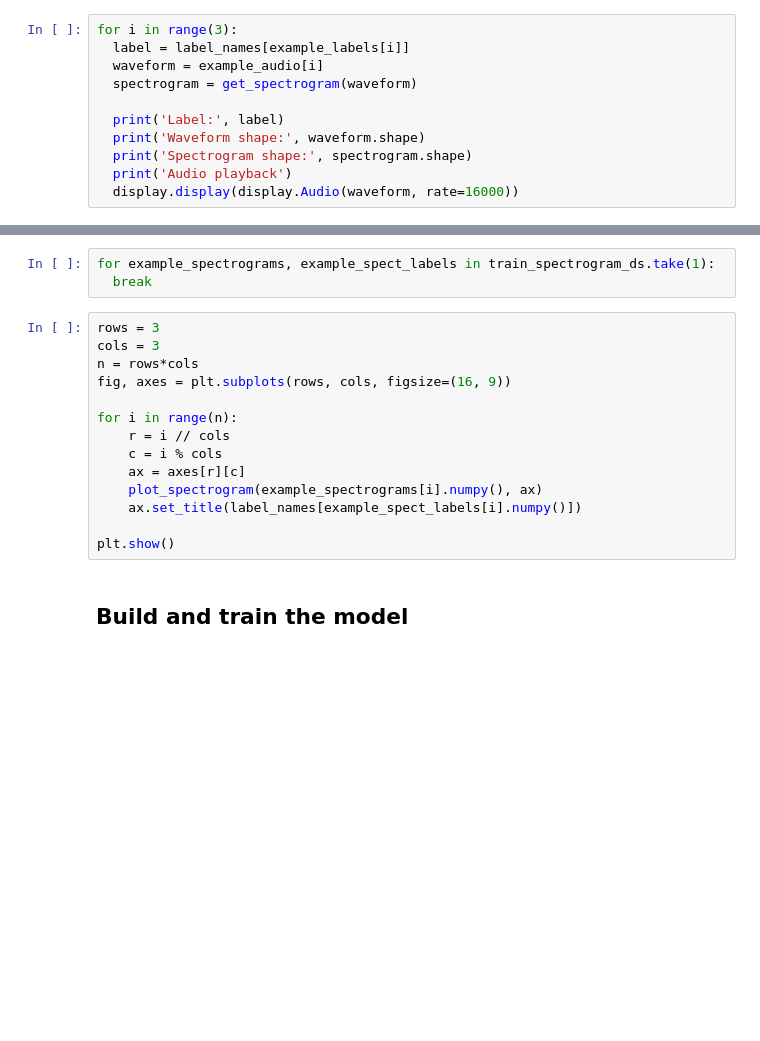
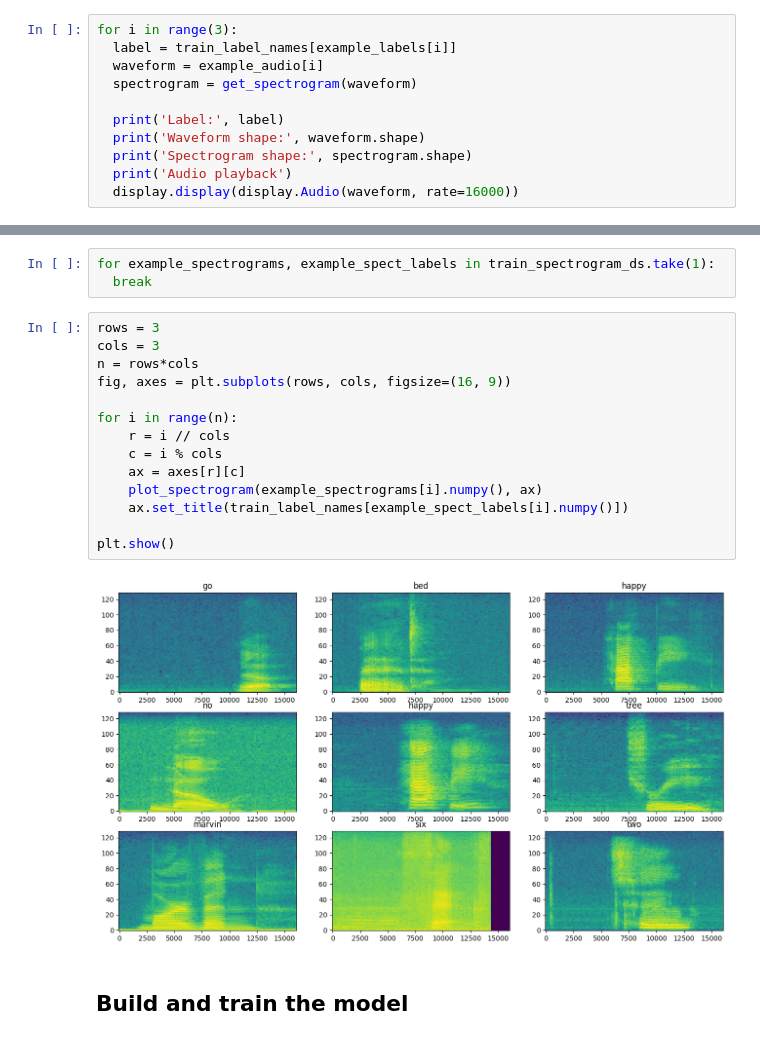
Before and after one commit to Wladeko/Speech_Commands_with_RNNs, a Jupyter notebook: modified_simple_audio.ipynb, the cells around one changed output, grey strips where cells are left out. Drawn from its saved outputs; the diff is of its cells as text; blank space fills up the shorter version.

```diff
--- a/modified_simple_audio.ipynb
+++ b/modified_simple_audio.ipynb
@@ -214,7 +276,7 @@ def get_spectrogram(waveform):
 Next, start exploring the data. Print the shapes of one example's tensorized waveform and the corresponding spectrogram, and play the original audio:
 # %%
 for i in range(3):
-  label = label_names[example_labels[i]]
+  label = train_label_names[example_labels[i]]
   waveform = example_audio[i]
   spectrogram = get_spectrogram(waveform)
 
@@ -289,17 +351,19 @@ for example_spectrograms, example_spect_labels in train_spectrogram_ds.take(1):
 # %%
 rows = 3
 cols = 3
 n = rows*cols
 fig, axes = plt.subplots(rows, cols, figsize=(16, 9))
 
 for i in range(n):
     r = i // cols
     c = i % cols
     ax = axes[r][c]
     plot_spectrogram(example_spectrograms[i].numpy(), ax)
-    ax.set_title(label_names[example_spect_labels[i].numpy()])
+    ax.set_title(train_label_names[example_spect_labels[i].numpy()])
 
 plt.show()
+# %% [output]
+[figure, added]
 # %% [markdown]
 ## Build and train the model
 # %% [markdown]
```
Also changed, not shown: parts of 33 cells of this notebook.
